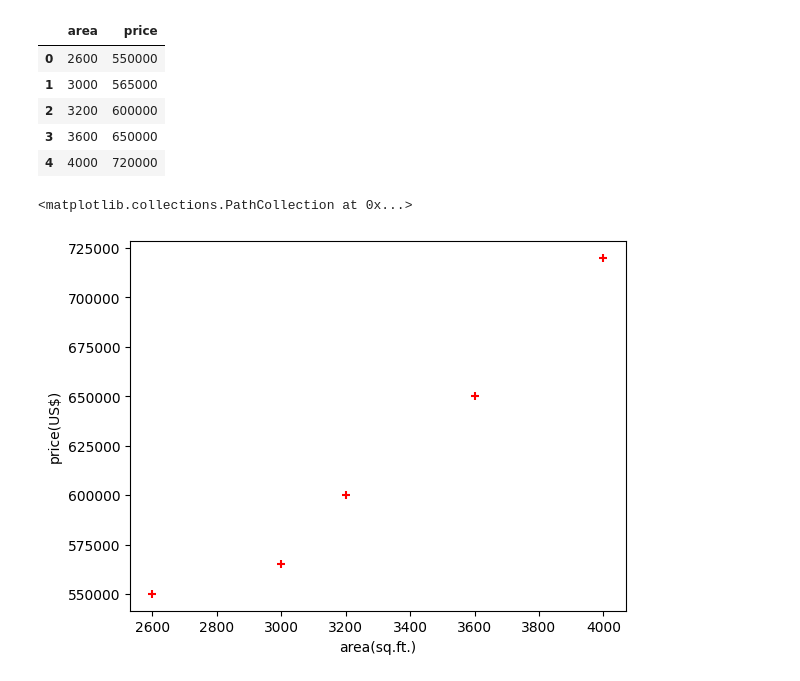
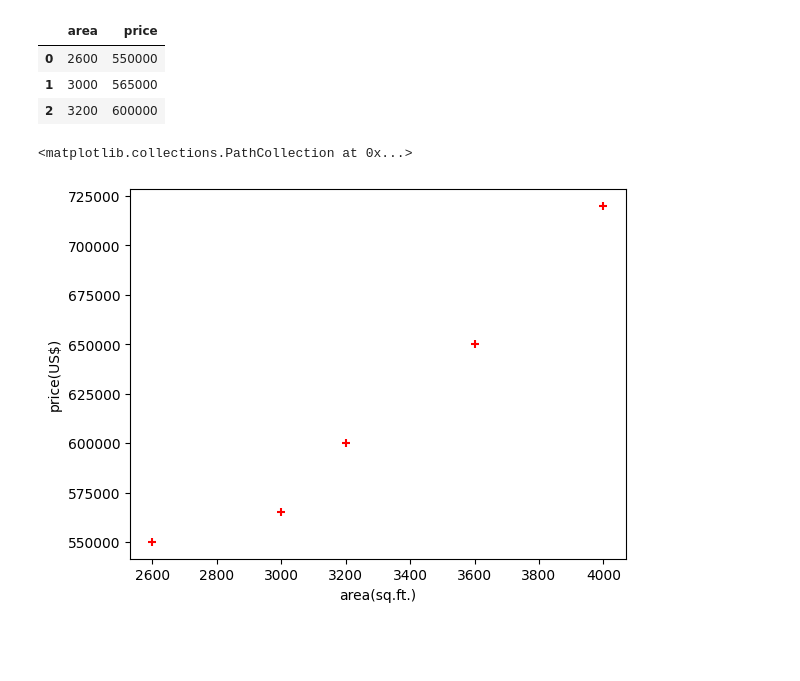
Before and after one commit to dutta-bikram/Machine-Learning, a Jupyter notebook: ML1_Linear_reg.ipynb, the cells around one changed output. Cells and saved outputs as stored; diff of their text form; code cells hidden in the pictures; blank space fills up the shorter version.

```diff
--- a/ML1_Linear_reg.ipynb
+++ b/ML1_Linear_reg.ipynb
@@ -7,14 +7,12 @@ import matplotlib.pyplot as plt
 from sklearn import linear_model
 # %%
 df = pd.read_csv('file.csv')
-df
+df.head(3)
 # %% [output]
 |  | area | price |
 | 0 | 2600 | 550000 |
 | 1 | 3000 | 565000 |
 | 2 | 3200 | 600000 |
-| 3 | 3600 | 650000 |
-| 4 | 4000 | 720000 |
 # %%
 %matplotlib inline
 plt.xlabel('area(sq.ft.)')
```
Also changed, not shown: parts of 1 cell of this notebook.
